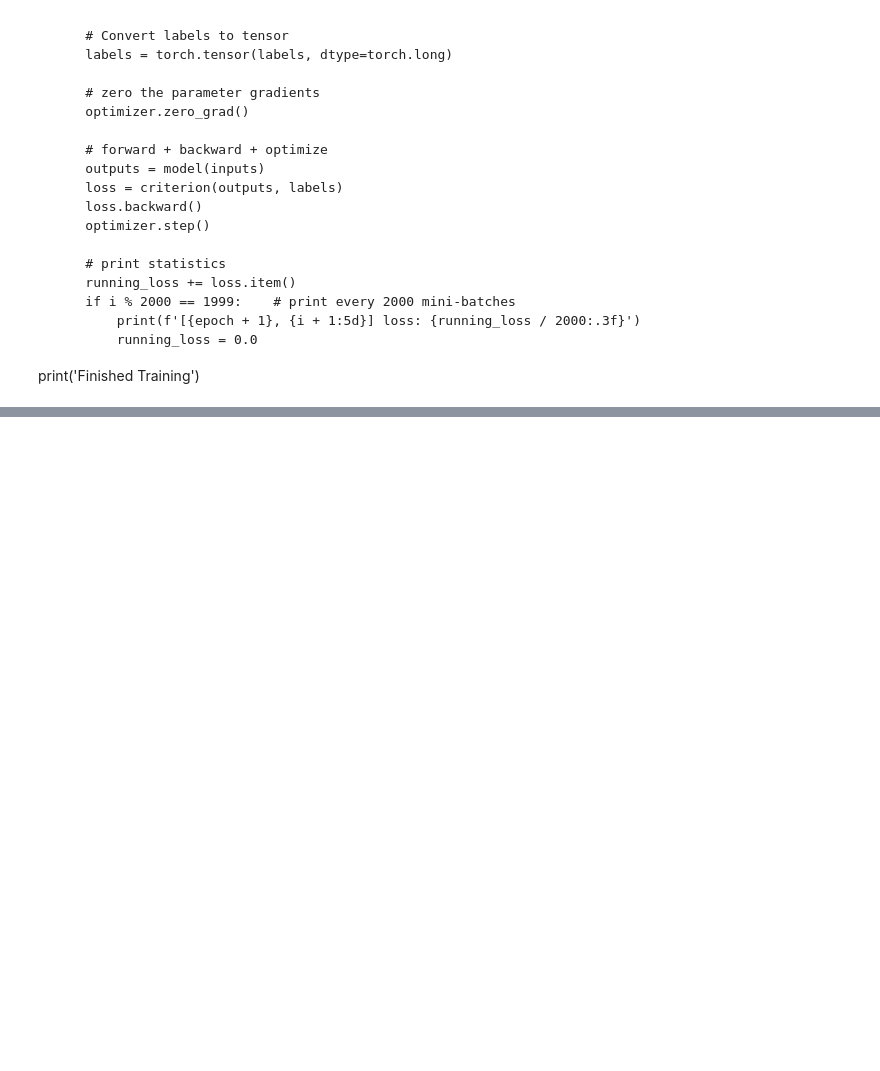
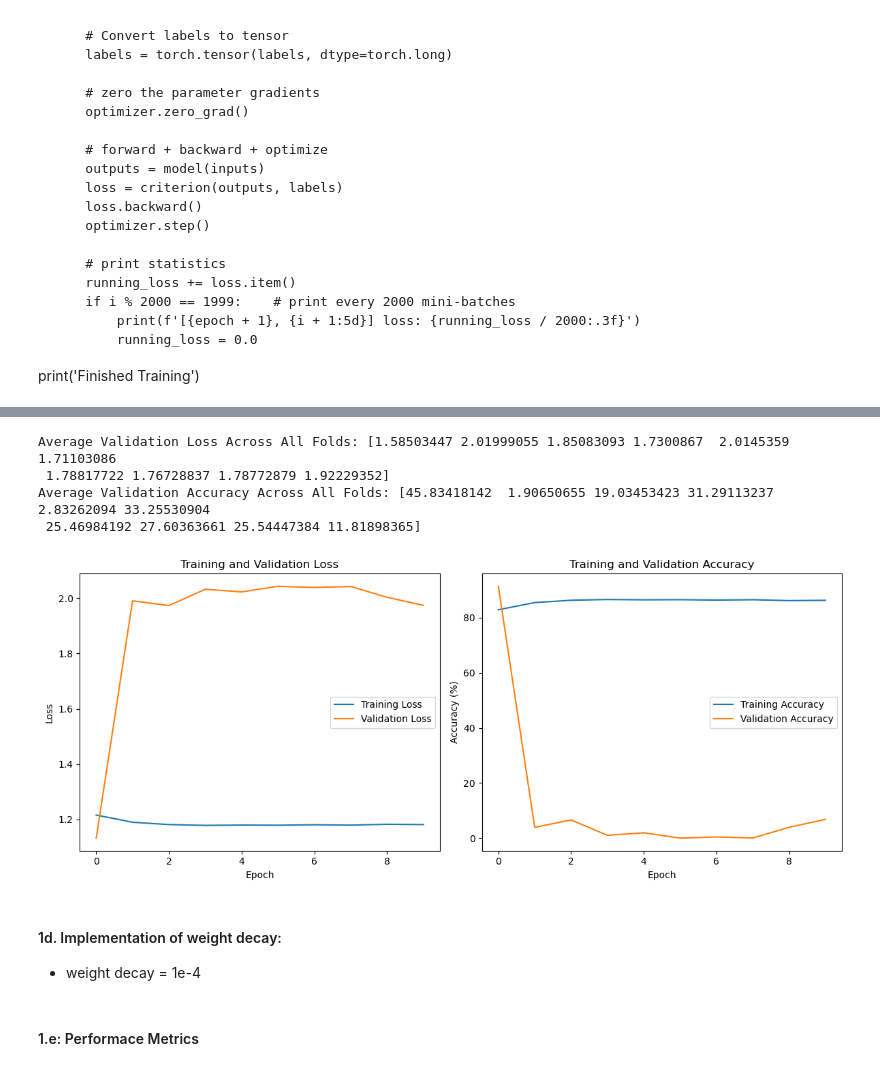
Before and after one commit to Simurgh818/Practical_2, a Jupyter notebook: Q1.ipynb, the cells around one changed output, grey strips where cells are left out. Cells and saved outputs as stored; diff of their text form; code cells hidden in the pictures; blank space fills up the shorter version.

Commit message:
1d draft for k-fold cross validation

```diff
--- a/Q1.ipynb
+++ b/Q1.ipynb
@@ -355,0 +539,37 @@ print('Accuracy of the network on the test images: %d %%' % (100 * correct / tot
+# %%
+# Calculate and print average validation loss and accuracy across all folds
+avg_val_loss = np.mean(val_losses_all, axis=0)
+avg_val_accuracy = np.mean(val_accuracies_all, axis=0)
+print(f'Average Validation Loss Across All Folds: {avg_val_loss}')
+print(f'Average Validation Accuracy Across All Folds: {avg_val_accuracy}')
+
+# Plot training and validation losses for the last fold
+plt.figure(figsize=(12, 5))
+
+plt.subplot(1, 2, 1)
+plt.plot(train_losses_all[-1], label='Training Loss')
+plt.plot(val_losses_all[-1], label='Validation Loss')
+plt.xlabel('Epoch')
+plt.ylabel('Loss')
+plt.title('Training and Validation Loss')
+plt.legend()
+
+plt.subplot(1, 2, 2)
+plt.plot(train_accuracies_all[-1], label='Training Accuracy')
+plt.plot(val_accuracies_all[-1], label='Validation Accuracy')
+plt.xlabel('Epoch')
+plt.ylabel('Accuracy (%)')
+plt.title('Training and Validation Accuracy')
+plt.legend()
+
+plt.tight_layout()
+plt.show()
+# %% [output]
+Average Validation Loss Across All Folds: [1.58503447 2.01999055 1.85083093 1.7300867  2.0145359  1.71103086
+ 1.78817722 1.76728837 1.78772879 1.92229352]
+Average Validation Accuracy Across All Folds: [45.83418142  1.90650655 19.03453423 31.29113237  2.83262094 33.25530904
+ 25.46984192 27.60363661 25.54447384 11.81898365]
+[figure, added]
+# %% [markdown]
+#### 1d. Implementation of weight decay:
+- weight decay = 1e-4
@@ -355,0 +707,2 @@ print('Accuracy of the network on the test images: %d %%' % (100 * correct / tot
+# %% [markdown]
+#### 1.e: Performace Metrics
```
Also changed, not shown: parts of 13 cells of this notebook, 1 other file.
